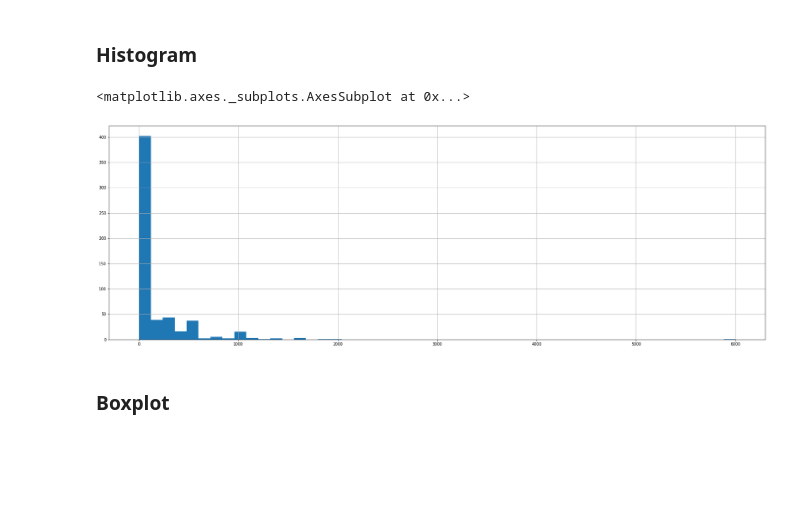
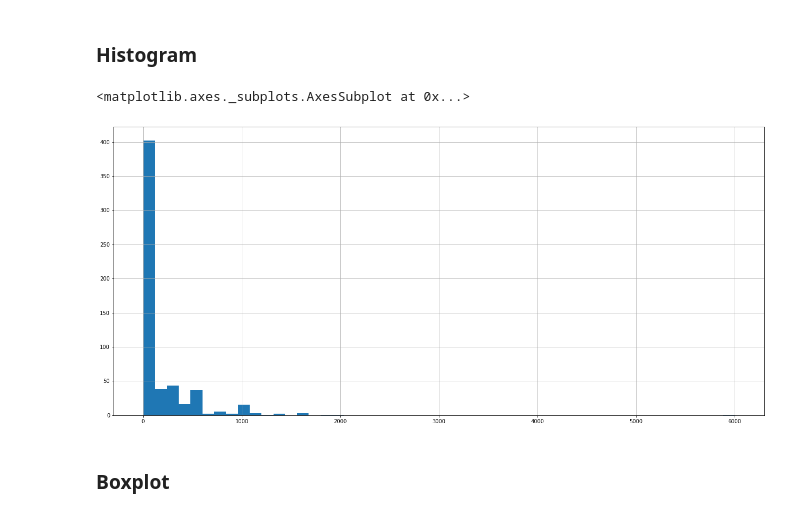
Before and after one commit to y-garcia/recipe-ingredient-classifier, a Jupyter notebook: 01_data_exploration.ipynb, the cells around one changed output. Drawn from its saved outputs; the diff is of its cells as text; code cells hidden in the pictures; blank space fills up the shorter version.

```diff
--- a/01_data_exploration.ipynb
+++ b/01_data_exploration.ipynb
@@ -71,10 +71,10 @@ Name: quantity, dtype: float64
 # %% [markdown]
 ### Histogram
 # %%
-ingredients_df.quantity.hist(figsize = (30,10), bins=50)
+ingredients_df.quantity.hist(figsize = (22,10), bins=50)
 # %% [output]
 <matplotlib.axes._subplots.AxesSubplot at 0x...>
-[figure, old version]
+[figure, new version]
 # %% [markdown]
 ### Boxplot
 # %%
```
Also changed, not shown: parts of 6 cells of this notebook.
